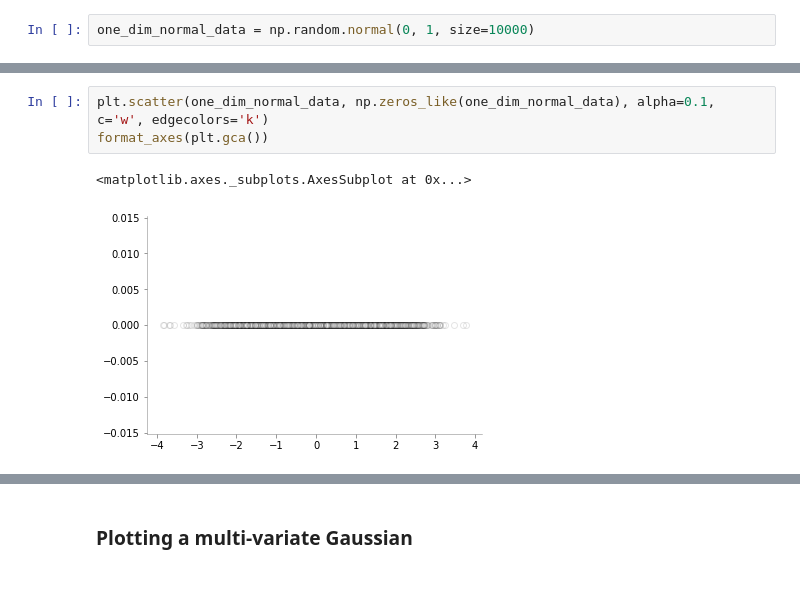
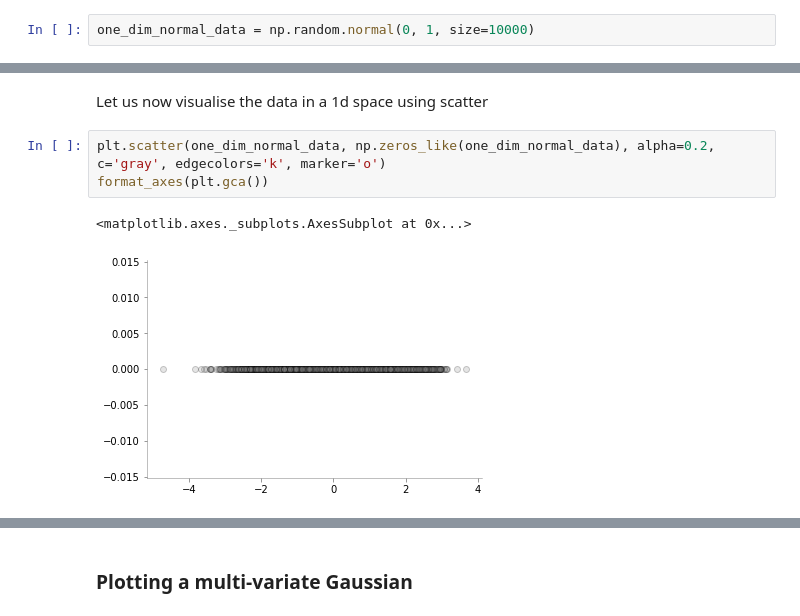
Before and after one commit to lhanappa/nipunbatra.github.io, a Jupyter notebook: blog/2019/GP-1.ipynb, the cells around one changed output, grey strips where cells are left out. Cells and saved outputs as stored; diff of their text form; blank space fills up the shorter version.

```diff
--- a/blog/2019/GP-1.ipynb
+++ b/blog/2019/GP-1.ipynb
@@ -34,9 +37,11 @@ plt.legend()
+# %% [markdown]
+Let us now visualise the data in a 1d space using scatter
 # %%
-plt.scatter(one_dim_normal_data, np.zeros_like(one_dim_normal_data), alpha=0.1, c='w', edgecolors='k')
+plt.scatter(one_dim_normal_data, np.zeros_like(one_dim_normal_data), alpha=0.2, c='gray', edgecolors='k', marker='o')
 format_axes(plt.gca())
 # %% [output]
 <matplotlib.axes._subplots.AxesSubplot at 0x...>
-[figure, old version]
+[figure, new version]
 # %%
 plt.hist(one_dim_normal_data, density=True, bins=20, color='gray')
 format_axes(plt.gca())
```
Also changed, not shown: parts of 20 cells of this notebook, 2 other files.
